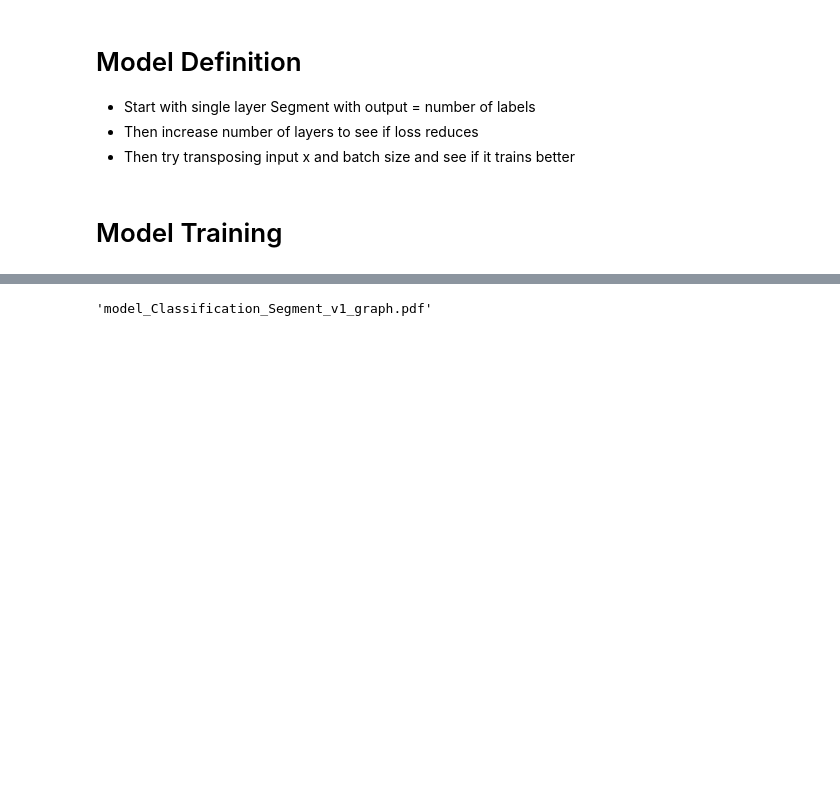
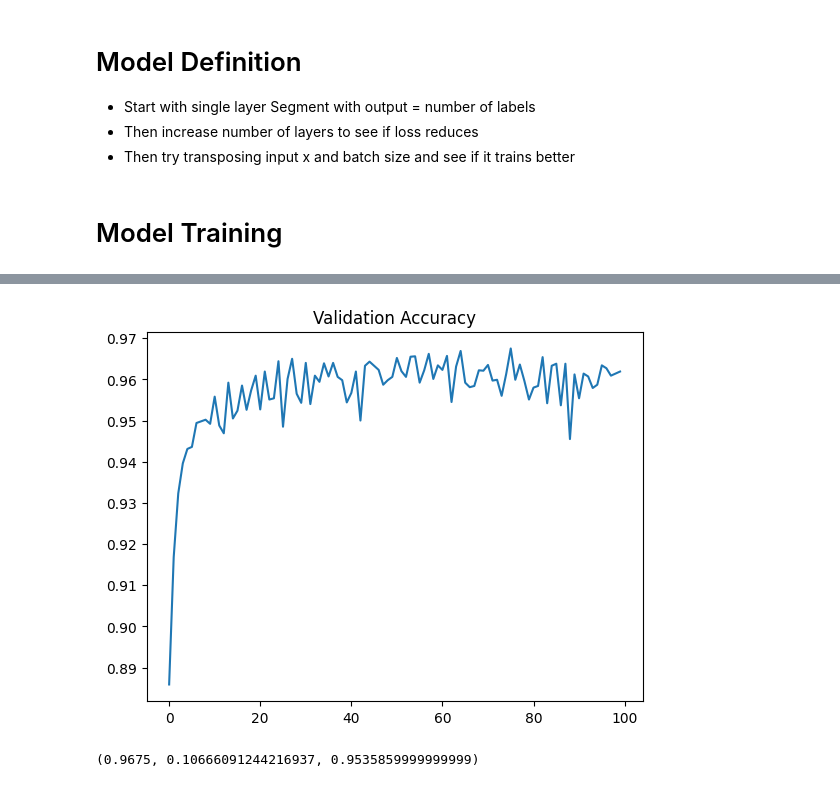
Before and after one commit to sjamthe/customNNexperiments, a Jupyter notebook: Classification with SegmentNet-1.ipynb, the cells around one changed output, grey strips where cells are left out. Saved outputs shown, nothing was run; the diff lists cells and outputs as text; code cells hidden in the pictures; blank space fills up the shorter version.

```diff
--- a/Classification with SegmentNet-1.ipynb
+++ b/Classification with SegmentNet-1.ipynb
@@ -177,12 +201,0 @@ MyModel(
-# %%
-# TESTING MODEL
-train_dataloader = DataLoader(train_set, batch_size=64, shuffle=True)
-for data in train_dataloader:
-    break
-img, label = data
-model = MyModel(784, 64, 28, 3, 10, 10)
-total_params = sum(p.numel() for p in model.parameters())
-print(f"Total parameters: {total_params}")
-losses, ypred = model(img)
-losses
-#loss = criterion(y_pred, label) + loss1 + loss2
@@ -294,15 +382,26 @@ torch.Size([16, 784])
+# %%
+# Plot only 1st Validation Accuracy
+x = np.arange(0, len(training_losses[:,0]+1))
+plt.plot(x,val_accuracies)
+plt.title('Validation Accuracy')
+plt.show()
+# %% [output]
+[figure, added]
 # %%
 # Save graph to a file
 #!pip install torchviz
 from torchviz import make_dot
 
 # Generate a Graphviz object from the computation graph
-graph = make_dot(loss, params=dict(model.named_parameters()))
+#graph = make_dot(loss, params=dict(model.named_parameters()))
 
 # Save the graph as a PDF or any other format if needed
-graph.render("model_Classification_Segment_v1_graph")
+#graph.render("model_Classification_Segment_v2_graph")
-# %% [output]
-'model_Classification_Segment_v1_graph.pdf'
+# %%
+# Max accuracy
+val_accuracies.max(), val_losses.min(), val_accuracies[:50].mean()
+# %% [output]
+(0.9675, 0.10666091244216937, 0.9535859999999999)
 # %% [markdown]
 # Experiment Observations
 * model=SimpleModel(784,10,8), model_params=141120, batch_size=64, lr=1e-5, epochs=40, test_acc=0.9118
```
Also changed, not shown: parts of 15 cells of this notebook.
